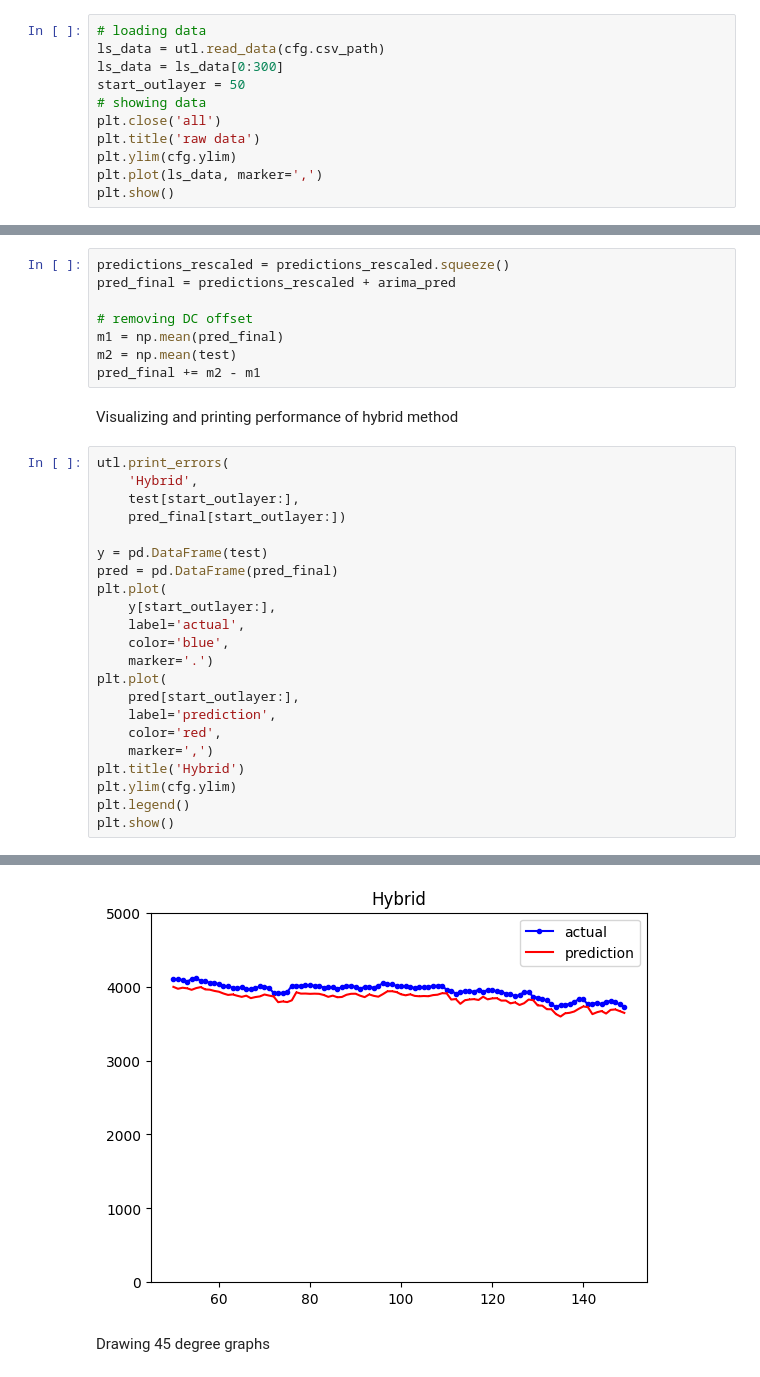
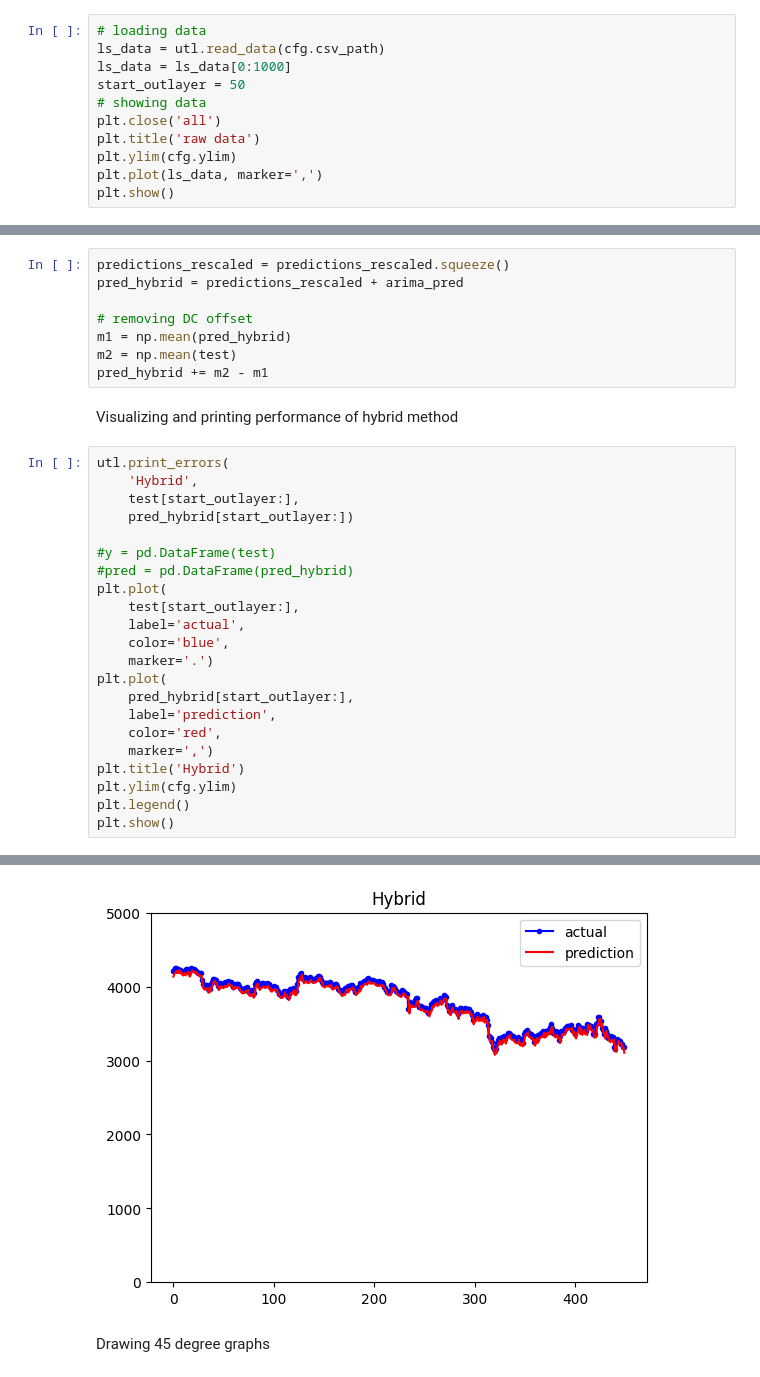
Before and after one commit to babak-abad/ARIMA_ANN, a Jupyter notebook: all.ipynb, the cells around one changed output, grey strips where cells are left out. Saved outputs shown, nothing was run; the diff lists cells and outputs as text.

```diff
--- a/all.ipynb
+++ b/all.ipynb
@@ -33,7 +33,7 @@ Loading data from dataset and showing raw data
 # %%
 # loading data
 ls_data = utl.read_data(cfg.csv_path)
-ls_data = ls_data[0:300]
+ls_data = ls_data[0:1000]
 start_outlayer = 50
 # showing data
 plt.close('all')
@@ -315,29 +313,29 @@ MAPE (ANN): 75.298
 Mixing ANN and ARIMA as hybrid method
 # %%
 predictions_rescaled = predictions_rescaled.squeeze()
-pred_final = predictions_rescaled + arima_pred
+pred_hybrid = predictions_rescaled + arima_pred
 
 # removing DC offset
-m1 = np.mean(pred_final)
+m1 = np.mean(pred_hybrid)
 m2 = np.mean(test)
-pred_final += m2 - m1
+pred_hybrid += m2 - m1
 # %% [markdown]
 Visualizing and printing performance of hybrid method
 # %%
 utl.print_errors(
     'Hybrid',
     test[start_outlayer:],
-    pred_final[start_outlayer:])
+    pred_hybrid[start_outlayer:])
 
-y = pd.DataFrame(test)
-pred = pd.DataFrame(pred_final)
+#y = pd.DataFrame(test)
+#pred = pd.DataFrame(pred_hybrid)
 plt.plot(
-    y[start_outlayer:],
+    test[start_outlayer:],
     label='actual',
     color='blue',
     marker='.')
 plt.plot(
-    pred[start_outlayer:],
+    pred_hybrid[start_outlayer:],
     label='prediction',
     color='red',
     marker=',')
@@ -353,3 +351,3 @@ MAPE (Hybrid): 2.809
-[figure, old version]
+[figure, new version]
 # %% [markdown]
 Drawing 45 degree graphs
```
Also changed, not shown: parts of 15 cells of this notebook, 2 other files.
